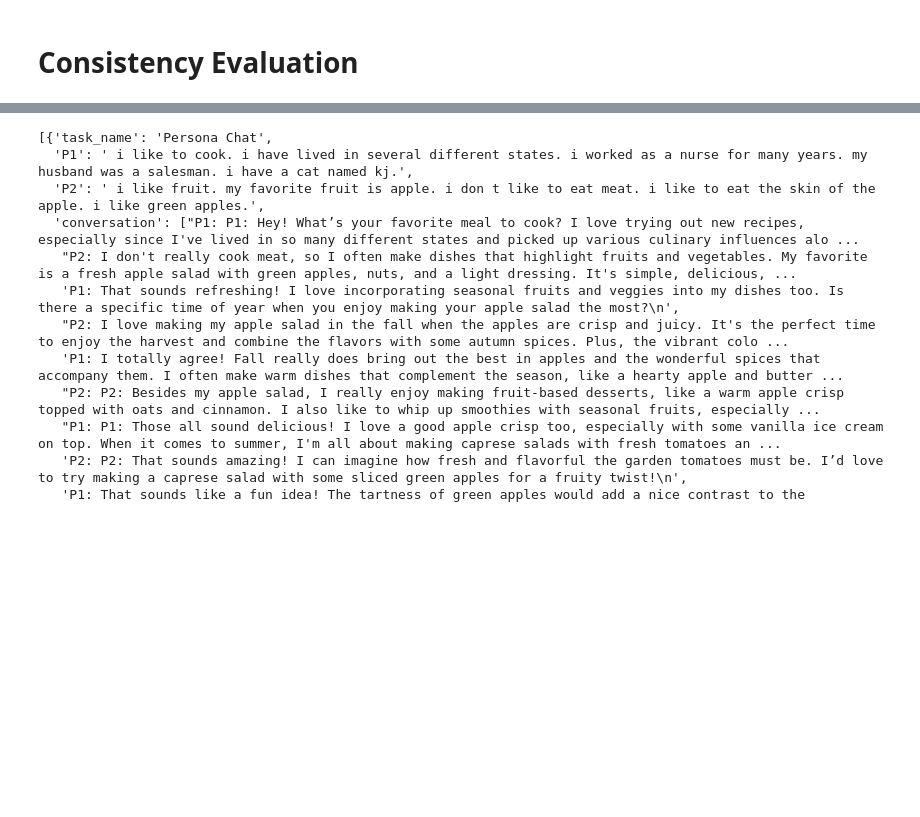
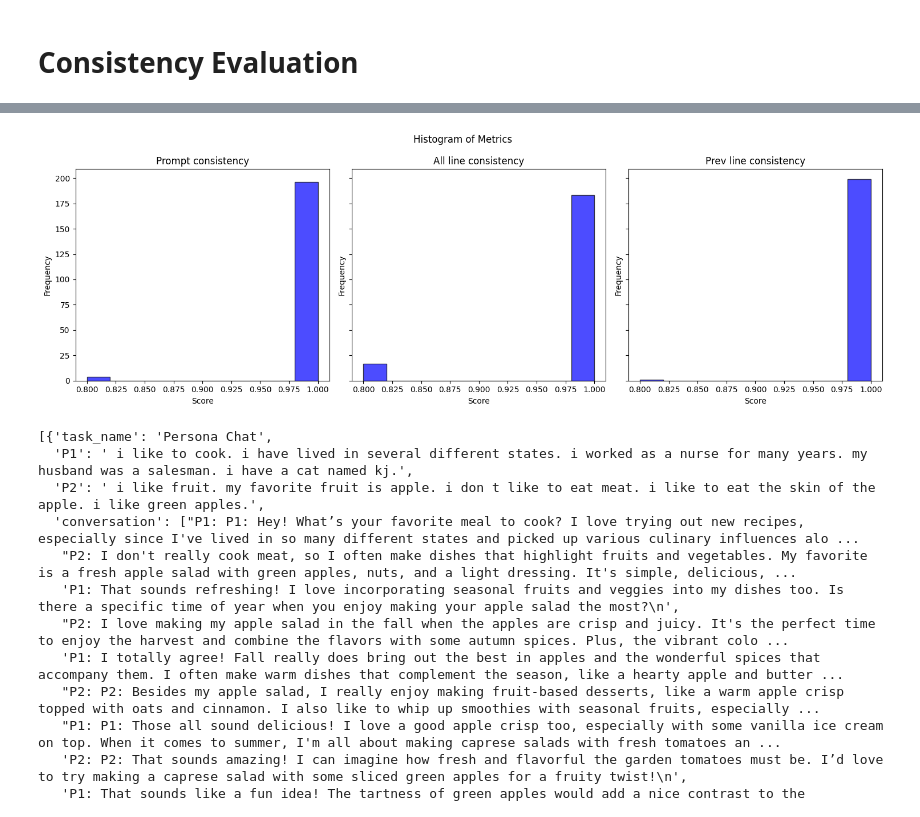
Before and after one commit to abdulhaim/consistency_LLMs, a Jupyter notebook: consistency_eval.ipynb, the cells around one changed output, grey strips where cells are left out. Drawn from its saved outputs; the diff is of its cells as text; code cells hidden in the pictures; blank space fills up the shorter version.

Commit message:
update with generated anthology conversations and metrics 1,2,4

```diff
--- a/consistency_eval.ipynb
+++ b/consistency_eval.ipynb
@@ -443,0 +460,3 @@ for persona in personas_small:
+# %%
+with open('data/anthology/personas_updated.json', 'r') as f:
+        personas_updated = json.load(f)
@@ -671,0 +715,8 @@ def eval_prev_line_consistency(conv_dict, config):
+# %%
+new_conversations = [conversations[i].copy() for i in range(10)]
+# %%
+for conversation in tqdm(new_conversations):
+    eval_survey_consistency(conversation, config_gpt4_mini)
+
+with open('data/anthology/surveytest.json', 'w') as f:
+        json.dump(new_conversations, f, indent=4)
@@ -671,0 +835,46 @@ def eval_prev_line_consistency(conv_dict, config):
+# %%
+for conversation in tqdm(conversations):
+    eval_prompt_consistency(conversation, config_gpt4_mini)
+    eval_all_line_consistency(conversation, config_gpt4_mini)
+    eval_prev_line_consistency(conversation, config_gpt4_mini)
+
+with open('data/anthology/persona_chat_metrics.json', 'w') as f:
+        json.dump(conversations, f, indent=4)
+# %%
+import matplotlib
+import matplotlib.pyplot as plt
+
+# Extract metrics from conversations
+metrics = {
+    "prompt_consistency": [],
+    "all_line_consistency": [],
+    "prev_line_consistency": []
+}
+
+for conversation in conversations:
+    metrics["prompt_consistency"].extend([
+        conversation.get("P1_prompt_consistency_score", 0),
+        conversation.get("P2_prompt_consistency_score", 0)
+    ])
+    metrics["all_line_consistency"].extend([
+        conversation.get("P1_all_line_consistency_score", 0),
+        conversation.get("P2_all_line_consistency_score", 0)
+    ])
+    metrics["prev_line_consistency"].extend([
+        conversation.get("P1_prev_line_consistency_score", 0),
+        conversation.get("P2_prev_line_consistency_score", 0)
+    ])
+
+fig, axes = plt.subplots(1, 3, figsize=(15, 5), sharey=True)
+fig.suptitle("Histogram of Metrics")
+
+for ax, (metric, values) in zip(axes, metrics.items()):
+    ax.hist(values, bins=10, alpha=0.7, color='blue', edgecolor='black')
+    ax.set_title(metric.replace("_", " ").capitalize())
+    ax.set_xlabel("Score")
+    ax.set_ylabel("Frequency")
+
+plt.tight_layout()
+plt.show()
+# %% [output]
+[figure, added]
```
Also changed, not shown: parts of 14 cells of this notebook, 4 other files.
